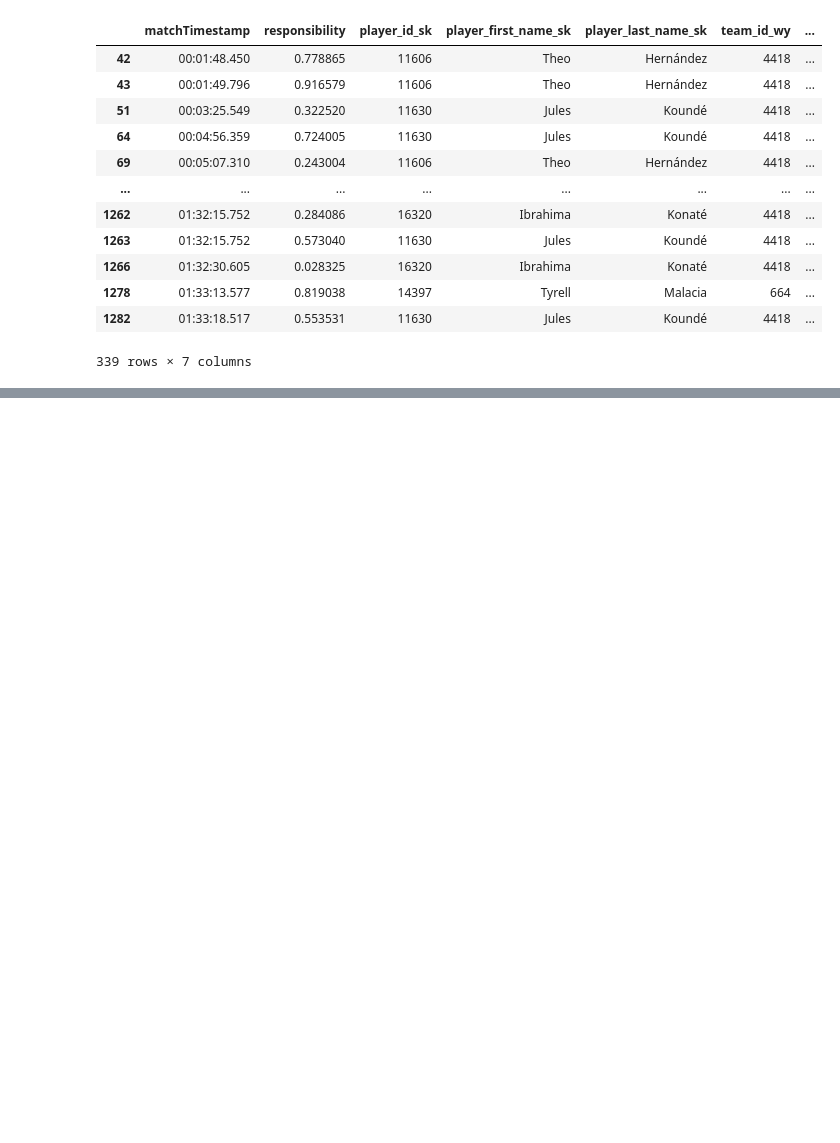
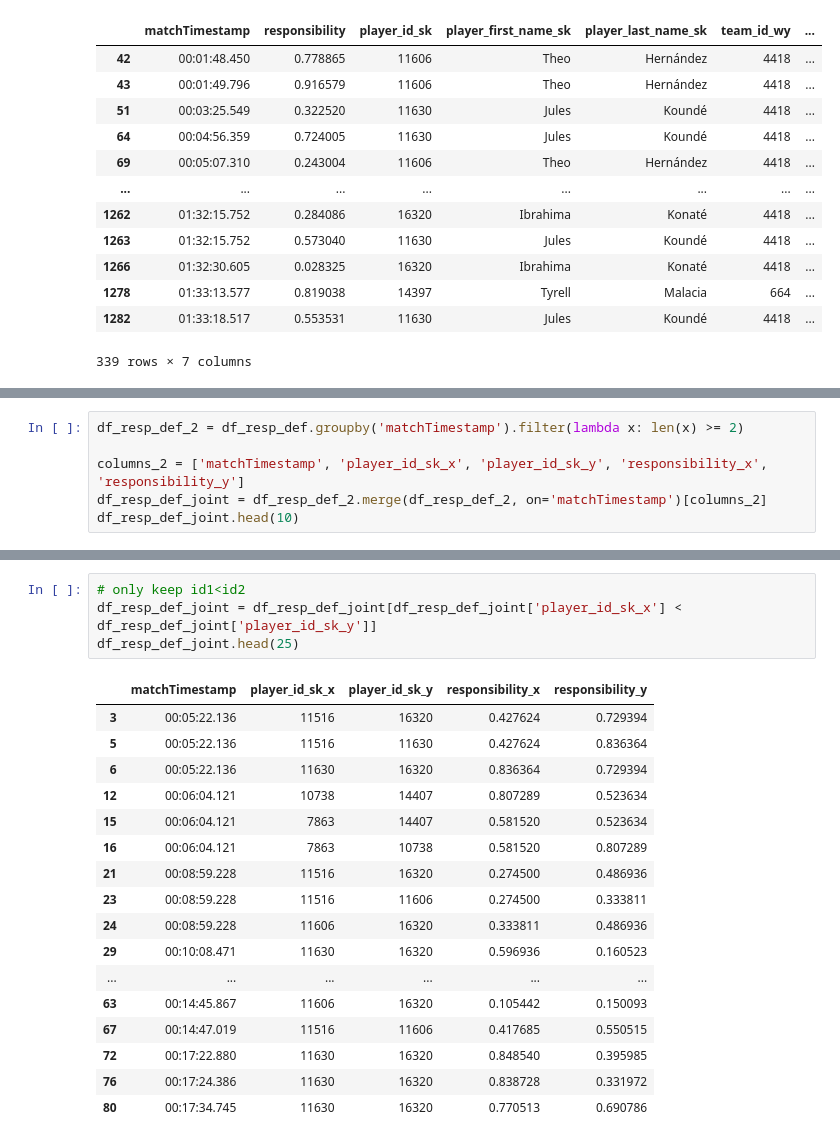
Before and after one commit to ariskoutris/defensive-passing-networks, a Jupyter notebook: src/resp.ipynb, the cells around one changed output, grey strips where cells are left out. Saved outputs shown, nothing was run; the diff lists cells and outputs as text; blank space fills up the shorter version.

```diff
--- a/src/resp.ipynb
+++ b/src/resp.ipynb
@@ -582,0 +641,6 @@ df_resp_def
+# %%
+df_resp_def_2 = df_resp_def.groupby('matchTimestamp').filter(lambda x: len(x) >= 2)
+
+columns_2 = ['matchTimestamp', 'player_id_sk_x', 'player_id_sk_y', 'responsibility_x', 'responsibility_y']
+df_resp_def_joint = df_resp_def_2.merge(df_resp_def_2, on='matchTimestamp')[columns_2]
+df_resp_def_joint.head(10)
@@ -582,0 +659,22 @@ df_resp_def
+# %%
+# only keep id1<id2
+df_resp_def_joint = df_resp_def_joint[df_resp_def_joint['player_id_sk_x'] < df_resp_def_joint['player_id_sk_y']]
+df_resp_def_joint.head(25)
+# %% [output]
+|  | matchTimestamp | player_id_sk_x | player_id_sk_y | responsibility_x | responsibility_y |
+| 3 | 00:05:22.136 | 11516 | 16320 | 0.427624 | 0.729394 |
+| 5 | 00:05:22.136 | 11516 | 11630 | 0.427624 | 0.836364 |
+| 6 | 00:05:22.136 | 11630 | 16320 | 0.836364 | 0.729394 |
+| 12 | 00:06:04.121 | 10738 | 14407 | 0.807289 | 0.523634 |
+| 15 | 00:06:04.121 | 7863 | 14407 | 0.581520 | 0.523634 |
+| 16 | 00:06:04.121 | 7863 | 10738 | 0.581520 | 0.807289 |
+| 21 | 00:08:59.228 | 11516 | 16320 | 0.274500 | 0.486936 |
+| 23 | 00:08:59.228 | 11516 | 11606 | 0.274500 | 0.333811 |
+| 24 | 00:08:59.228 | 11606 | 16320 | 0.333811 | 0.486936 |
+| 29 | 00:10:08.471 | 11630 | 16320 | 0.596936 | 0.160523 |
+| ... | ... | ... | ... | ... | ... |
+| 63 | 00:14:45.867 | 11606 | 16320 | 0.105442 | 0.150093 |
+| 67 | 00:14:47.019 | 11516 | 11606 | 0.417685 | 0.550515 |
+| 72 | 00:17:22.880 | 11630 | 16320 | 0.848540 | 0.395985 |
+| 76 | 00:17:24.386 | 11630 | 16320 | 0.838728 | 0.331972 |
+| 80 | 00:17:34.745 | 11630 | 16320 | 0.770513 | 0.690786 |
```
Also changed, not shown: parts of 11 cells of this notebook.
